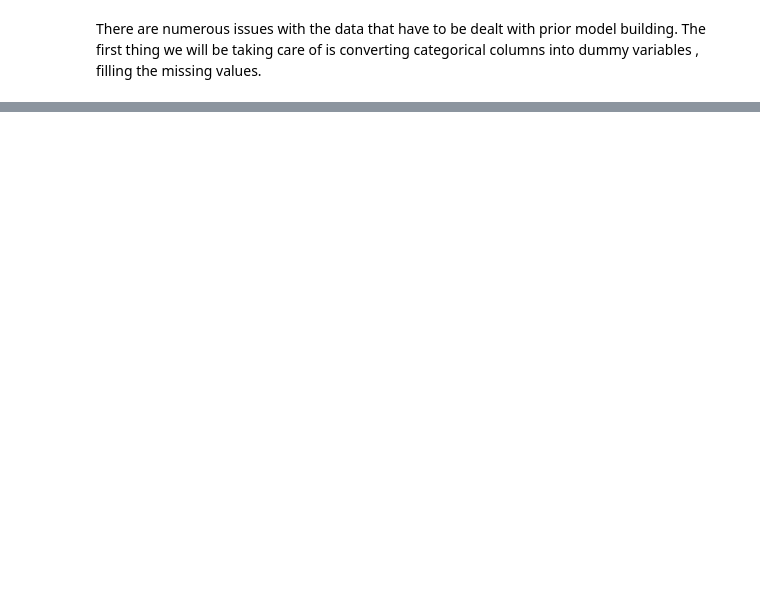
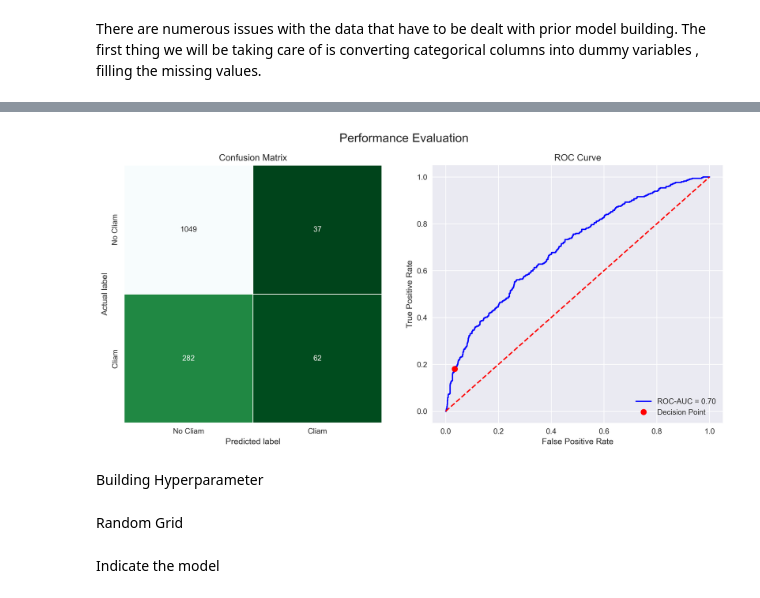
Before and after one commit to Bonniface/Insurance-Prediction, a Jupyter notebook: Untitled.ipynb, the cells around one changed output, grey strips where cells are left out. Cells and saved outputs as stored; diff of their text form; code cells hidden in the pictures; blank space fills up the shorter version.

```diff
--- a/Untitled.ipynb
+++ b/Untitled.ipynb
@@ -150,0 +235,19 @@ We can see a downward trend in Residential buildings being insured as well as pa
+# %%
+def uncorrelated_features(df, threshold=0.95):
+    """
+    Returns a subset of df columns with Pearson correlations
+    below threshold.
+    """
+
+    corr = df.corr().abs()
+    keep = []
+    for i in range(len(corr.iloc[:,0])):
+        above = corr.iloc[:i,i]
+        if len(keep) > 0: above = above[keep]
+        if len(above[above < threshold]) == len(above):
+            keep.append(corr.columns.values[i])
+
+    return df[keep]
+
+Train = uncorrelated_features(df=Train,threshold=0.95)
+Test = uncorrelated_features(df=Test,threshold=0.95)
@@ -151 +263,12 @@ We can see a downward trend in Residential buildings being insured as well as pa
+# %%
+from sklearn.preprocessing import StandardScaler
+from sklearn.model_selection import train_test_split
+
+#Splitting Training Data into further train and test sets
+X = Train.drop(['Claim'],axis= 1)
+y = Train.Claim
+
+X = StandardScaler().fit_transform(X)
+
+X_train, X_cv, y_train, y_cv = train_test_split(X, y ,test_size = 0.2)
 # %%
@@ -186,0 +413,18 @@ We can see a downward trend in Residential buildings being insured as well as pa
+# %%
+classifier = LogisticRegression(random_state=42)
+classifier.fit(X_train, y_train)
+y_pred = classifier.predict(X_cv)
+
+
+LABELS = ['No Cliam', 'Cliam']
+tree_perf = performance_evaluation_report(classifier,
+                                         X_cv,
+                                         y_cv, labels=LABELS,
+                                         show_plot=True)
+
+plt.tight_layout()
+plt.show()
+# %% [output]
+[figure, added]
+# %% [markdown]
+Building Hyperparameter
@@ -186,0 +438,2 @@ We can see a downward trend in Residential buildings being insured as well as pa
+# %% [markdown]
+Random Grid
@@ -186,0 +449,2 @@ We can see a downward trend in Residential buildings being insured as well as pa
+# %% [markdown]
+Indicate the model
```
Also changed, not shown: parts of 41 cells of this notebook, 3 other files.
